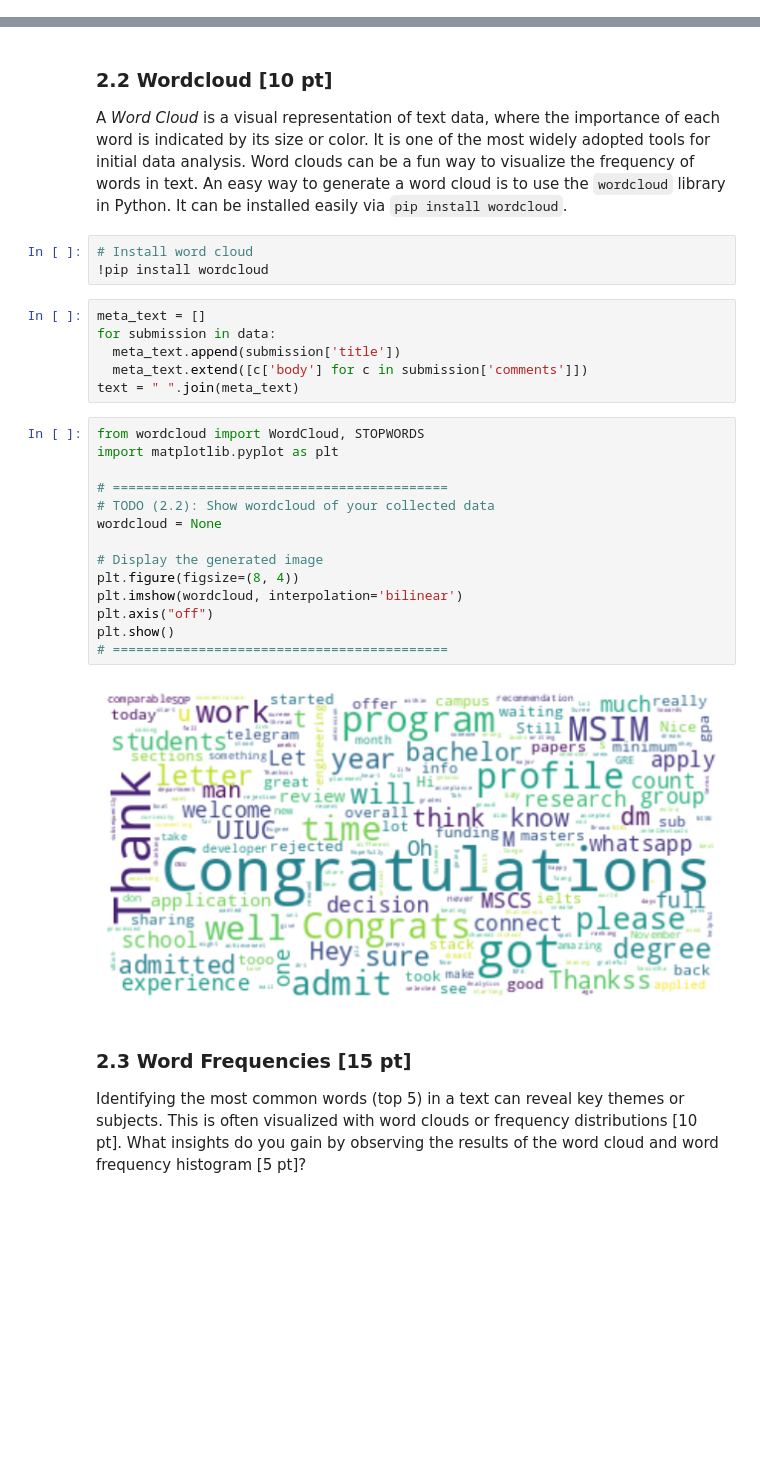
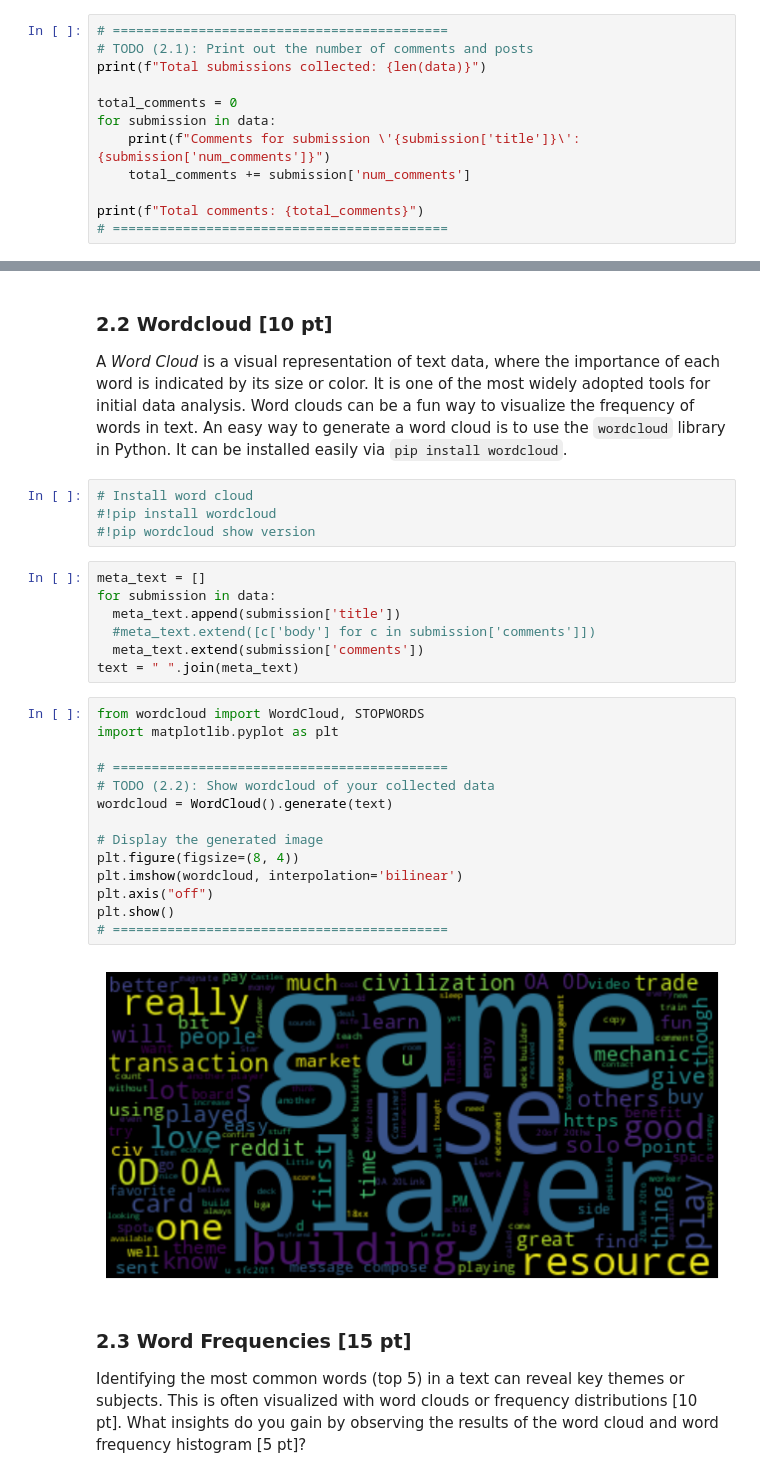
Before and after one commit to noelmrowiec/IS597, a Jupyter notebook: MP1_Reddit_Data_Collection/Assignment1.ipynb, the cells around one changed output, grey strips where cells are left out. Saved outputs shown, nothing was run; the diff lists cells and outputs as text; blank space fills up the shorter version.

Commit message:
added word cloud

```diff
--- a/MP1_Reddit_Data_Collection/Assignment1.ipynb
+++ b/MP1_Reddit_Data_Collection/Assignment1.ipynb
@@ -245,0 +246,12 @@ Total comments: 122
+# %%
+# ===========================================
+# TODO (2.1): Print out the number of comments and posts
+print(f"Total submissions collected: {len(data)}")
+
+total_comments = 0
+for submission in data:
+    print(f"Comments for submission \'{submission['title']}\': {submission['num_comments']}")
+    total_comments += submission['num_comments']
+
+print(f"Total comments: {total_comments}")
+# ===========================================
@@ -249,29 +271,31 @@ Total comments: 122
 A *Word Cloud* is a visual representation of text data, where the importance of each word is indicated by its size or color. It is one of the most widely adopted tools for initial data analysis. Word clouds can be a fun way to visualize the frequency of words in text. An easy way to generate a word cloud is to use the `wordcloud` library in Python. It can be installed easily via `pip install wordcloud`.
 # %%
 # Install word cloud
-!pip install wordcloud
+#!pip install wordcloud
+#!pip wordcloud show version
 # %%
 meta_text = []
 for submission in data:
   meta_text.append(submission['title'])
-  meta_text.extend([c['body'] for c in submission['comments']])
+  #meta_text.extend([c['body'] for c in submission['comments']])
+  meta_text.extend(submission['comments'])
 text = " ".join(meta_text)
 # %%
 from wordcloud import WordCloud, STOPWORDS
 import matplotlib.pyplot as plt
 
 # ===========================================
 # TODO (2.2): Show wordcloud of your collected data
-wordcloud = None
+wordcloud = WordCloud().generate(text)
 
 # Display the generated image
 plt.figure(figsize=(8, 4))
 plt.imshow(wordcloud, interpolation='bilinear')
 plt.axis("off")
 plt.show()
 # ===========================================
 # %% [output]
-[figure, old version]
+[figure, new version]
 # %% [markdown]
 
 ### 2.3 **Word Frequencies [15 pt]**
```
Also changed, not shown: parts of 4 cells of this notebook, 2 other files.
